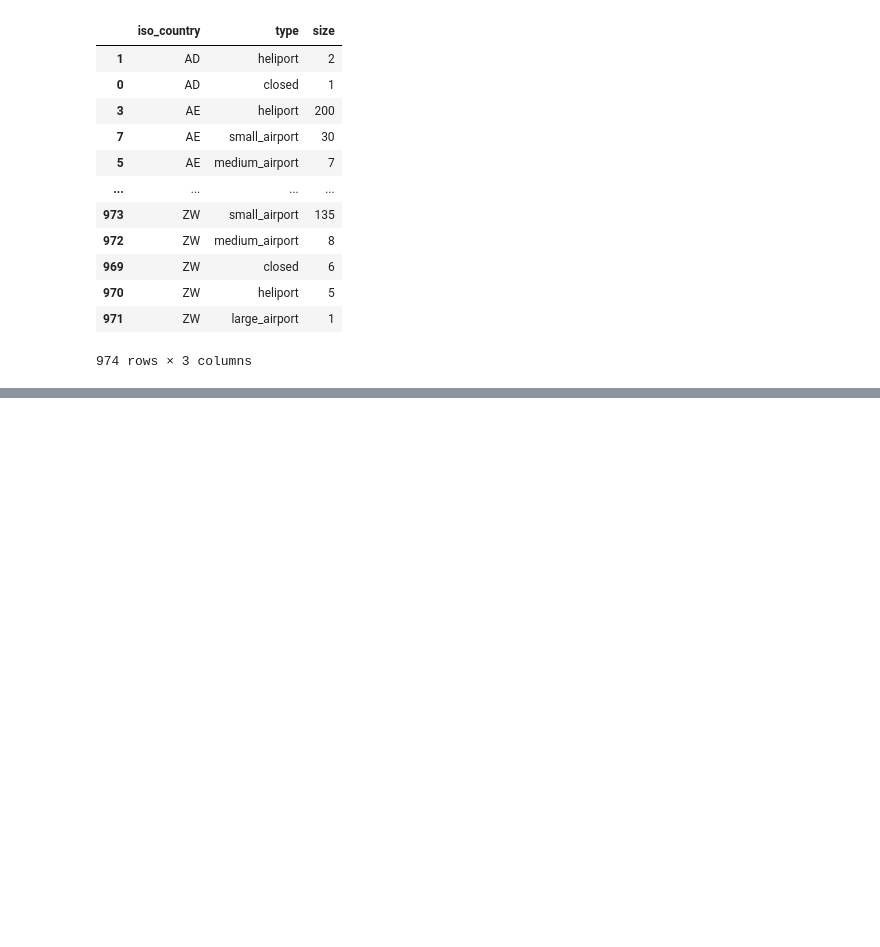
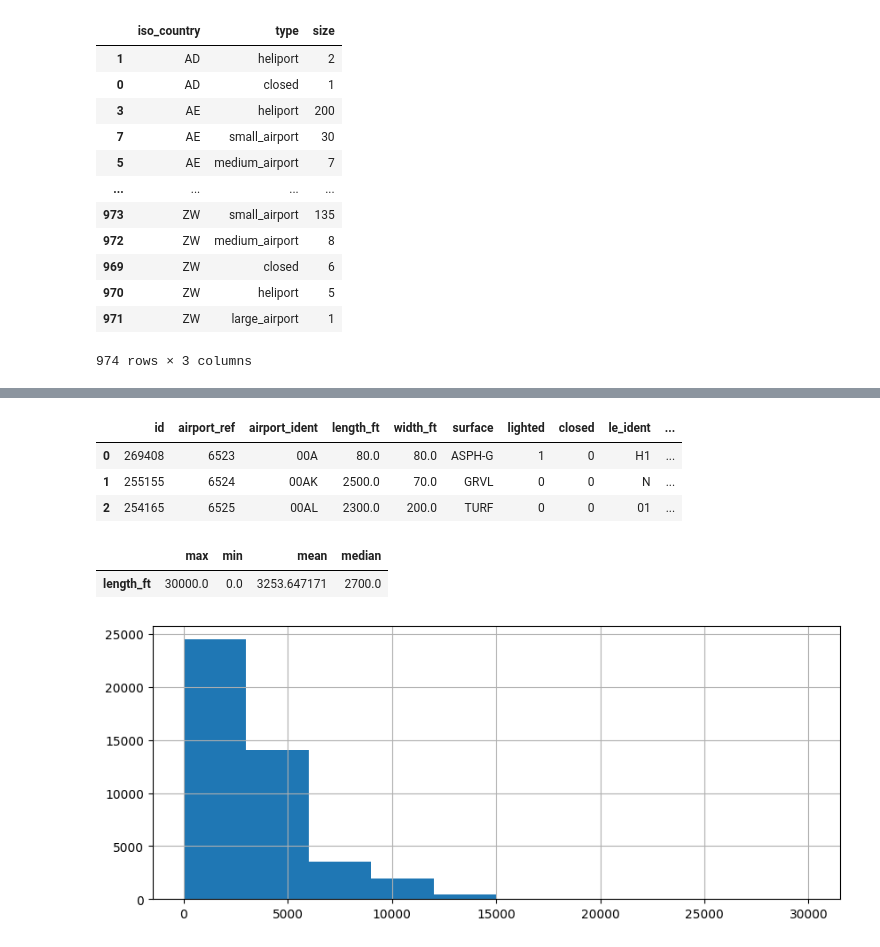
Before and after one commit to Athelbiban/learner, a Jupyter notebook: researches/pandas/pandas_SQL.ipynb, the cells around one changed output, grey strips where cells are left out. Saved outputs shown, nothing was run; the diff lists cells and outputs as text; code cells hidden in the pictures; blank space fills up the shorter version.

```diff
--- a/researches/pandas/pandas_SQL.ipynb
+++ b/researches/pandas/pandas_SQL.ipynb
@@ -31,0 +95,18 @@ airports.groupby(['iso_country', 'type']).size().to_frame('size').reset_index().
+# %%
+runways.head(3)
+# %% [output]
+|  | id | airport_ref | airport_ident | length_ft | width_ft | surface | lighted | closed | le_ident | ... |
+| 0 | 269408 | 6523 | 00A | 80.0 | 80.0 | ASPH-G | 1 | 0 | H1 | ... |
+| 1 | 255155 | 6524 | 00AK | 2500.0 | 70.0 | GRVL | 0 | 0 | N | ... |
+| 2 | 254165 | 6525 | 00AL | 2300.0 | 200.0 | TURF | 0 | 0 | 01 | ... |
+# %%
+runways.agg({'length_ft': ['max', 'min', 'mean', 'median']}).T
+# %% [output]
+|  | max | min | mean | median |
+| length_ft | 30000.0 | 0.0 | 3253.647171 | 2700.0 |
+# %%
+r = runways['length_ft']
+# %%
+r.hist(figsize=(10, 4));
+# %% [output]
+[figure, added]
```
Also changed, not shown: parts of 14 cells of this notebook, 1 other file.
